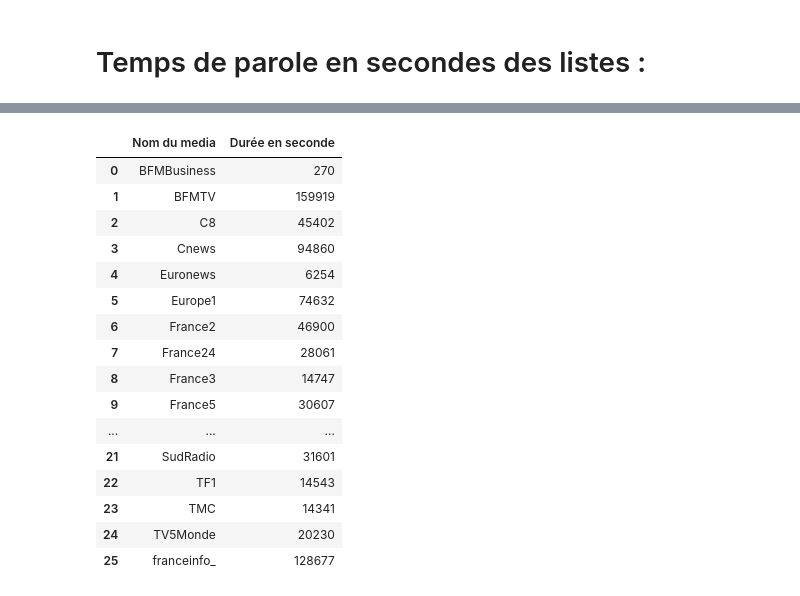
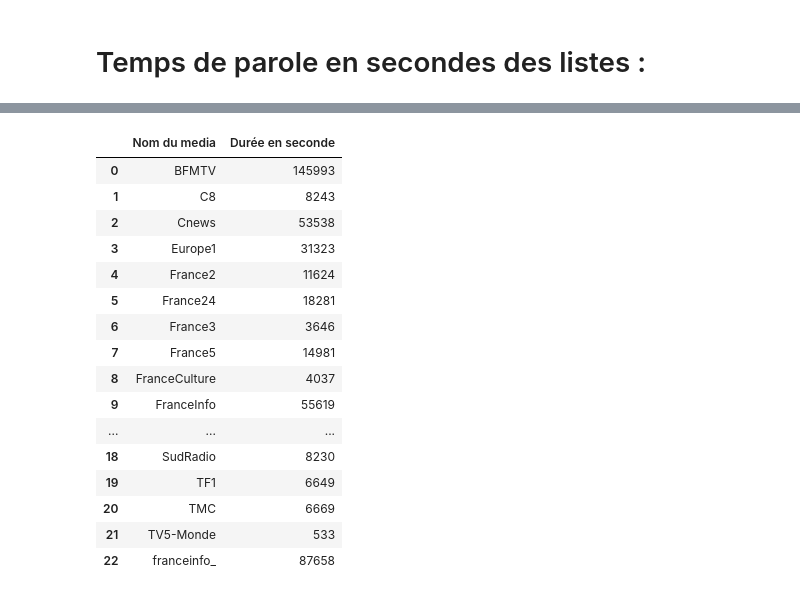
Before and after one commit to barrmath/temps_paroles_EU2024, a Jupyter notebook: data_prep_leg.ipynb, the cells around one changed output, grey strips where cells are left out. Drawn from its saved outputs; the diff is of its cells as text; code cells hidden in the pictures.

```diff
--- a/data_prep_leg.ipynb
+++ b/data_prep_leg.ipynb
@@ -15,9 +15,9 @@ liste_fichier =os.listdir('donnee_arcom_EU')
 # %%
 # faire les trucs pour tout les fichiers :
-temps_parole_EU2024 = pd.DataFrame()
+temps_parole_leg2024 = pd.DataFrame()
 for element in liste_fichier:
     # lire le fichier
-    tempo_df = pd.read_csv('donnee_arcom_EU/'+element,encoding='ISO-8859-3',sep=';',header=3)
+    tempo_df = pd.read_csv('donnee_arcom_leg/1tour/'+element,encoding='ISO-8859-3',sep=';',header=3)
     # garder les 2 derniere ligne du temps presidentiel
     df_president = tempo_df.tail(2)
     # supprimer les ligne du temps presidentiel
@@ -25,8 +25,8 @@ for element in liste_fichier:
     # rajouter une ligne pour le temps presidentiel
     tempo_df.loc[len(tempo_df)]=['temps_president',df_president.iat[1,1]]
     # rajouter le nom de la chaine
-    tempo_df['Nom du media'] = (element[30:-4])
-    tempo_df = tempo_df[tempo_df['Listes candidates']!='Total des temps de parole']
+    tempo_df['Nom du media'] = (element[31:-4])
+    tempo_df = tempo_df[tempo_df['Partis politiques']!='Total des temps de parole']
     # concat les dataframe entre eux
-    temps_parole_EU2024 = pd.concat([temps_parole_EU2024,tempo_df])
+    temps_parole_leg2024 = pd.concat([temps_parole_leg2024,tempo_df])
 # %%
@@ -75,14 +68,14 @@ liste_radio = ['RTL', 'RFI', 'FranceInfo', 'FranceCulture',
        'RadioClassique', 'FranceInter']
 
 # ajouter les categories dans le dataframe :
-temps_parole_EU2024['Type de media'] = 'inconnu'
+temps_parole_leg2024['Type de media'] = 'inconnu'
 
 for media in liste_tv_gen:
-       temps_parole_EU2024.loc[temps_parole_EU2024['Nom du media']==media,'Type de media'] = 'TV généraliste'
+       temps_parole_leg2024.loc[temps_parole_leg2024['Nom du media']==media,'Type de media'] = 'TV généraliste'
 for media in liste_tv_info:
-       temps_parole_EU2024.loc[temps_parole_EU2024['Nom du media']==media,'Type de media'] = 'TV info continue'
+       temps_parole_leg2024.loc[temps_parole_leg2024['Nom du media']==media,'Type de media'] = 'TV info continue'
 for media in liste_radio:
-       temps_parole_EU2024.loc[temps_parole_EU2024['Nom du media']==media,'Type de media'] = 'radio'
+       temps_parole_leg2024.loc[temps_parole_leg2024['Nom du media']==media,'Type de media'] = 'radio'
 # %% [markdown]
 Catégorisation des médias : <br>
 # %%
@@ -106,17 +100,17 @@ memory usage: 27.8+ KB
 # %%
 # voir pour changer le type de données de la periode tout convertir en seconde puis en heure
-temps_parole_EU2024['heure'] = temps_parole_EU2024['Total période (durée)'].str[:2]
-temps_parole_EU2024['minute'] = temps_parole_EU2024['Total période (durée)'].str[3:5]
-temps_parole_EU2024['seconde'] = temps_parole_EU2024['Total période (durée)'].str[-2:]
+temps_parole_leg2024['heure'] = temps_parole_leg2024['Total période (durée)'].str[:2]
+temps_parole_leg2024['minute'] = temps_parole_leg2024['Total période (durée)'].str[3:5]
+temps_parole_leg2024['seconde'] = temps_parole_leg2024['Total période (durée)'].str[-2:]
 
-temps_parole_EU2024['heure'] = temps_parole_EU2024['heure'].astype(int)
-temps_parole_EU2024['minute'] = temps_parole_EU2024['minute'].astype(int)
-temps_parole_EU2024['seconde'] = temps_parole_EU2024['seconde'].astype(int)
+temps_parole_leg2024['heure'] = temps_parole_leg2024['heure'].astype(int)
+temps_parole_leg2024['minute'] = temps_parole_leg2024['minute'].astype(int)
+temps_parole_leg2024['seconde'] = temps_parole_leg2024['seconde'].astype(int)
 
-temps_parole_EU2024['Durée en seconde'] = temps_parole_EU2024['heure']*3600 + temps_parole_EU2024['minute']*60 +temps_parole_EU2024['seconde']
-temps_parole_EU2024['Durée en minute'] = temps_parole_EU2024['Durée en seconde']/60
+temps_parole_leg2024['Durée en seconde'] = temps_parole_leg2024['heure']*3600 + temps_parole_leg2024['minute']*60 +temps_parole_leg2024['seconde']
+temps_parole_leg2024['Durée en minute'] = temps_parole_leg2024['Durée en seconde']/60
 # %%
-temps_parole_EU2024.drop(columns=['heure','minute','seconde'],inplace=True)
+temps_parole_leg2024.drop(columns=['heure','minute','seconde'],inplace=True)
 # %% [markdown]
 # Temps de parole en secondes des listes :<br>
 # %%
@@ -142,23 +136,23 @@ temps_parole_EU2024.groupby(by='Listes candidates').agg({'Durée en seconde':'su
 # %%
-temps_parole_EU2024.groupby(by='Nom du media').agg({'Durée en seconde':'sum'}).reset_index()
+temps_parole_leg2024.groupby(by='Nom du media').agg({'Durée en seconde':'sum'}).reset_index()
 # %% [output]
 |  | Nom du media | Durée en seconde |
-| 0 | BFMBusiness | 270 |
-| 1 | BFMTV | 159919 |
-| 2 | C8 | 45402 |
-| 3 | Cnews | 94860 |
-| 4 | Euronews | 6254 |
-| 5 | Europe1 | 74632 |
-| 6 | France2 | 46900 |
-| 7 | France24 | 28061 |
-| 8 | France3 | 14747 |
-| 9 | France5 | 30607 |
+| 0 | BFMTV | 145993 |
+| 1 | C8 | 8243 |
+| 2 | Cnews | 53538 |
+| 3 | Europe1 | 31323 |
+| 4 | France2 | 11624 |
+| 5 | France24 | 18281 |
+| 6 | France3 | 3646 |
+| 7 | France5 | 14981 |
+| 8 | FranceCulture | 4037 |
+| 9 | FranceInfo | 55619 |
 | ... | ... | ... |
-| 21 | SudRadio | 31601 |
-| 22 | TF1 | 14543 |
-| 23 | TMC | 14341 |
-| 24 | TV5Monde | 20230 |
-| 25 | franceinfo_ | 128677 |
+| 18 | SudRadio | 8230 |
+| 19 | TF1 | 6649 |
+| 20 | TMC | 6669 |
+| 21 | TV5-Monde | 533 |
+| 22 | franceinfo_ | 87658 |
 # %%
 # calcul du temps total :
 
```
Also changed, not shown: parts of 20 cells of this notebook, 2 other files.
